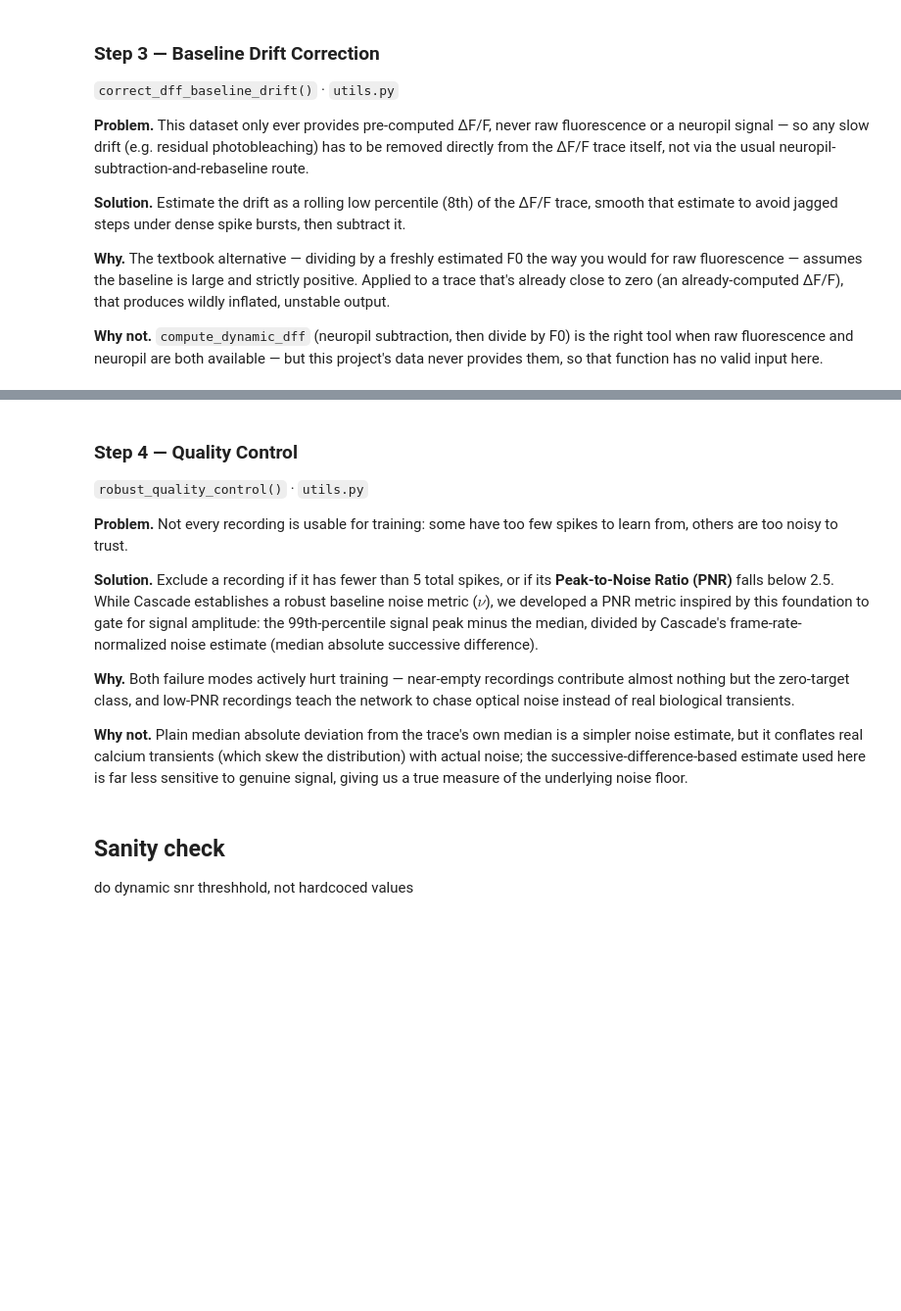
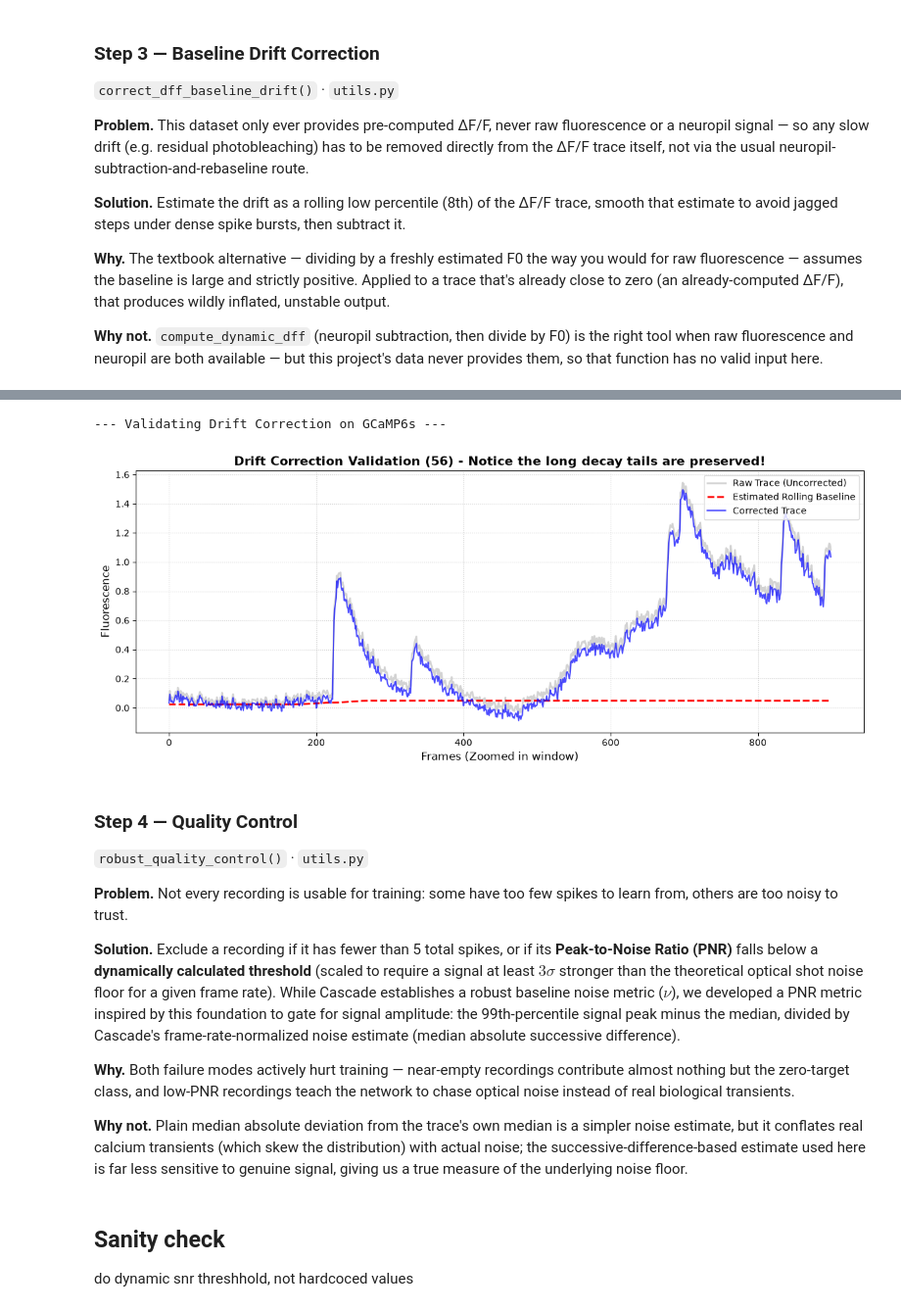
Before and after one commit to F-vdHaar/neural_ds_generalisation, a Jupyter notebook: spike_inference.ipynb, the cells around one changed output, grey strips where cells are left out. Shown at 98% size. Saved outputs shown, nothing was run; the diff lists cells and outputs as text; code cells hidden in the pictures; blank space fills up the shorter version.

```diff
--- a/spike_inference.ipynb
+++ b/spike_inference.ipynb
@@ -452,10 +559,49 @@ plt.show()
+# %%
+
+
+print("--- Validating Drift Correction on GCaMP6s ---")
+
+# 1. Find one representative GCaMP6s recording from Phase 2
+target_rec_id = None
+for rid, rec in phase2_aligned_data.items():
+    if '6s' in rec['dataset']:
+        target_rec_id = rid
+        sample_trace = rec['aligned_dff'] # In phase 2, the key is 'aligned_dff'
+        break
+
+if target_rec_id:
+    # 2. Simulate the rolling baseline estimation (matches your utils.py logic)
+    window_size = 30 * 60
+    estimated_baseline = scipy.ndimage.percentile_filter(sample_trace, percentile=8, size=window_size)
+    corrected_trace = sample_trace - estimated_baseline
+
+    # 3. Plot a specific, zoomed-in 30-second window where spikes happen
+    start_frame, end_frame = 1000, 1900
+
+    plt.figure(figsize=(12, 5))
+    plt.plot(sample_trace[start_frame:end_frame], label="Raw Trace (Uncorrected)", color='lightgray', linewidth=2)
+    plt.plot(estimated_baseline[start_frame:end_frame], label="Estimated Rolling Baseline", color='red', linestyle='--', linewidth=2)
+    plt.plot(corrected_trace[start_frame:end_frame], label="Corrected Trace", color='blue', alpha=0.7, linewidth=1.5)
+
+    plt.title(f"Drift Correction Validation ({target_rec_id}) - Notice the long decay tails are preserved!", fontsize=14, fontweight='bold')
+    plt.xlabel("Frames (Zoomed in window)", fontsize=12)
+    plt.ylabel("Fluorescence", fontsize=12)
+    plt.legend(loc='upper right')
+    plt.grid(True, linestyle=':', alpha=0.6)
+    plt.tight_layout()
+    plt.show()
+else:
+    print("Could not find a 6s recording to plot.")
+# %% [output]
+--- Validating Drift Correction on GCaMP6s ---
+[figure, added]
 # %% [markdown]
 ### Step 4 — Quality Control
 `robust_quality_control()` · `utils.py`
 
 **Problem.** Not every recording is usable for training: some have too few spikes to learn from, others are too noisy to trust.
 
-**Solution.** Exclude a recording if it has fewer than 5 total spikes, or if its **Peak-to-Noise Ratio (PNR)** falls below 2.5. While Cascade establishes a robust baseline noise metric ($\nu$), we developed a PNR metric inspired by this foundation to gate for signal amplitude: the 99th-percentile signal peak minus the median, divided by Cascade's frame-rate-normalized noise estimate (median absolute successive difference).
+**Solution.** Exclude a recording if it has fewer than 5 total spikes, or if its **Peak-to-Noise Ratio (PNR)** falls below a **dynamically calculated threshold** (scaled to require a signal at least $3\sigma$ stronger than the theoretical optical shot noise floor for a given frame rate). While Cascade establishes a robust baseline noise metric ($\nu$), we developed a PNR metric inspired by this foundation to gate for signal amplitude: the 99th-percentile signal peak minus the median, divided by Cascade's frame-rate-normalized noise estimate (median absolute successive difference).
 
 **Why.** Both failure modes actively hurt training — near-empty recordings contribute almost nothing but the zero-target class, and low-PNR recordings teach the network to chase optical noise instead of real biological transients.
 
```
Also changed, not shown: parts of 33 cells of this notebook, 1 other file.
